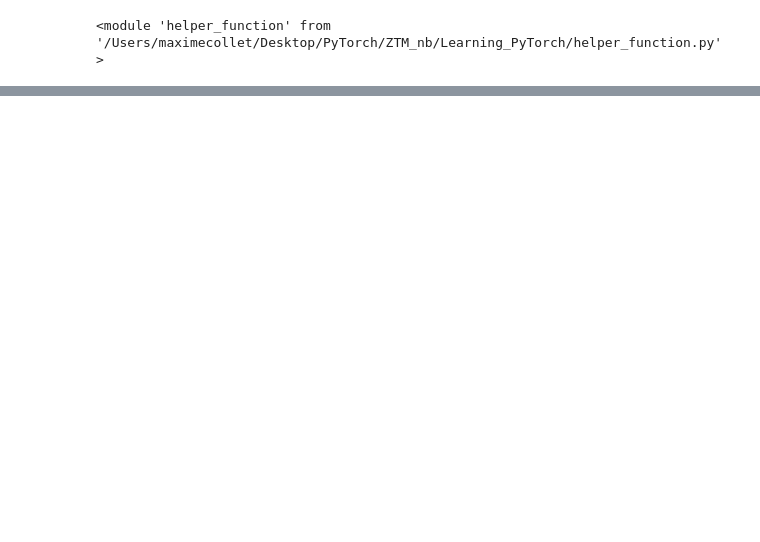
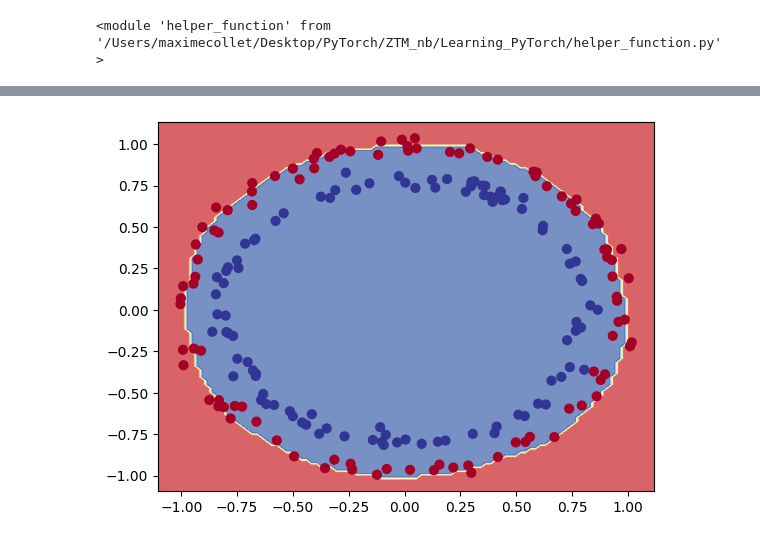
Before and after one commit to maxcol01/PyTorch_ZTM, a Jupyter notebook: Learning_PyTorch/02_PyTroch_Classification.ipynb, the cells around one changed output, grey strips where cells are left out. Cells and saved outputs as stored; diff of their text form; code cells hidden in the pictures; blank space fills up the shorter version.

```diff
--- a/Learning_PyTorch/02_PyTroch_Classification.ipynb
+++ b/Learning_PyTorch/02_PyTroch_Classification.ipynb
@@ -308,0 +312,4 @@ helper_function.plot_decision_boundary(model=model1_1, X=X_train_ten, y=y_train_
+# %%
+helper_function.plot_decision_boundary(model=model1_1, X=X_test_ten, y=y_test_ten)
+# %% [output]
+[figure, added]
```
Also changed, not shown: parts of 6 cells of this notebook.
